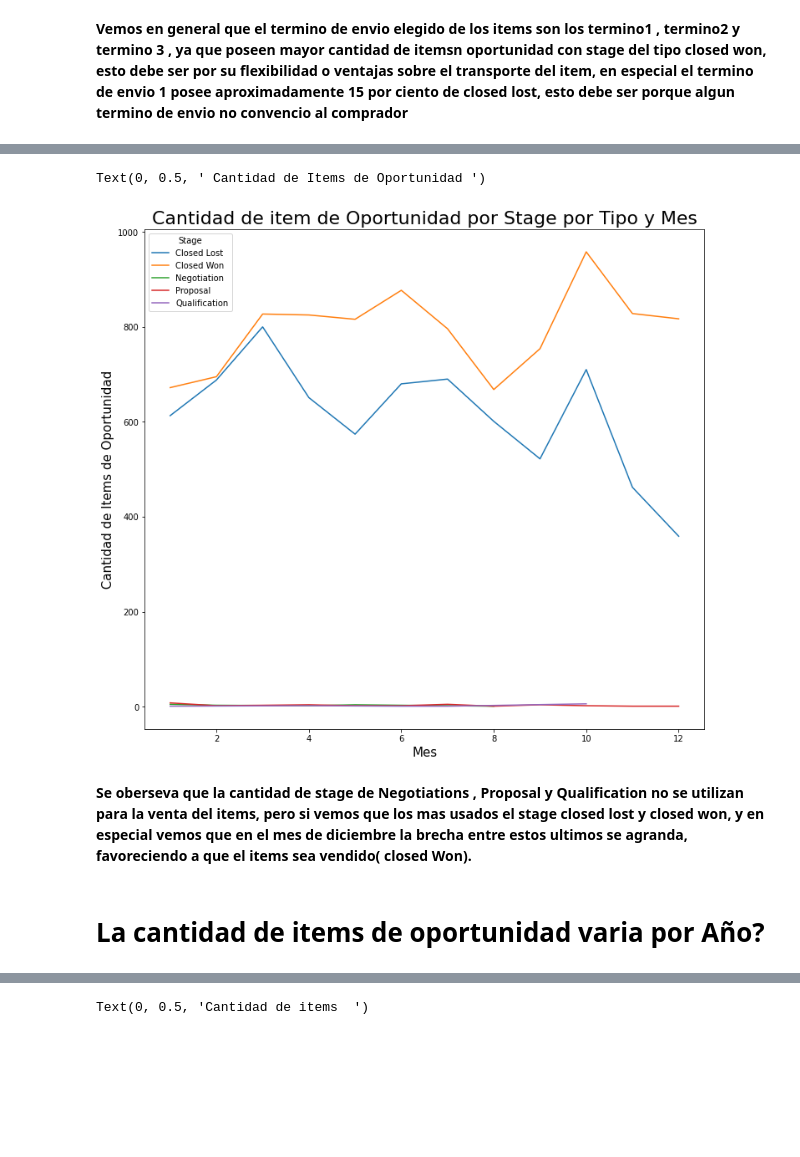
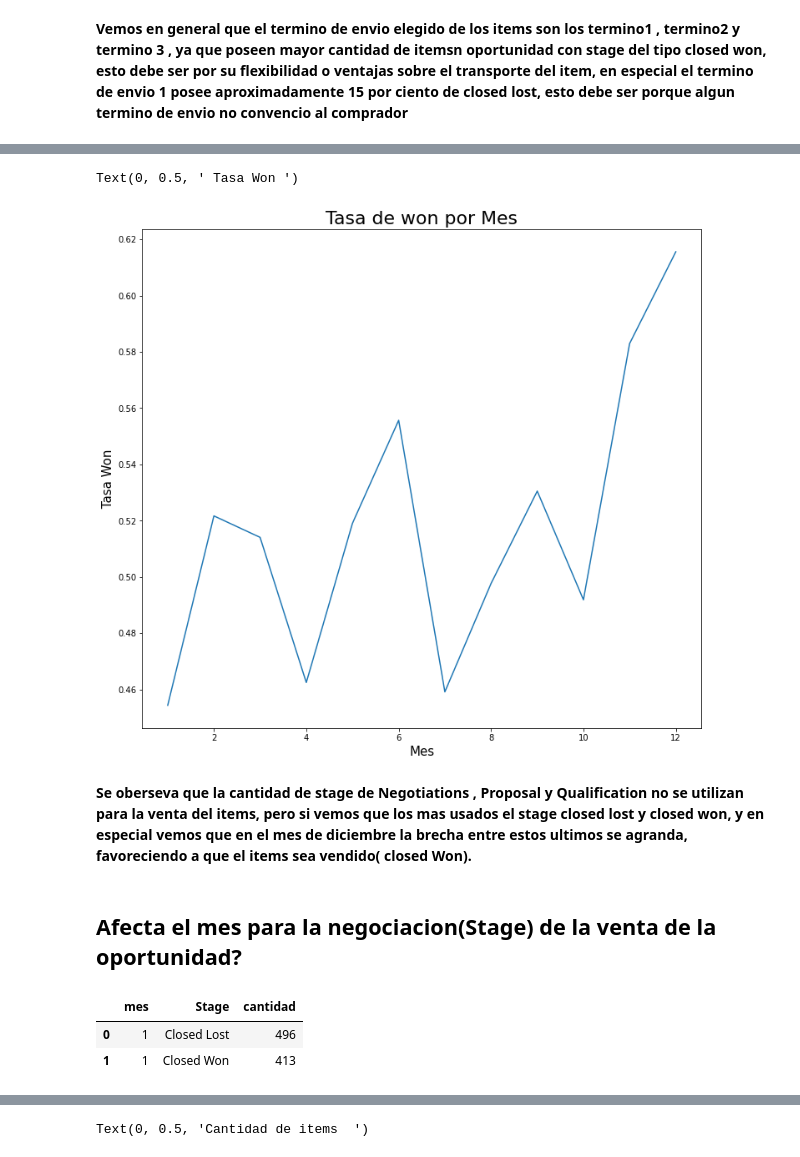
Before and after one commit to joaquinparodi/TP-DATOS, a Jupyter notebook: tp1orga.ipynb, the cells around one changed output, grey strips where cells are left out. Drawn from its saved outputs; the diff is of its cells as text; code cells hidden in the pictures; blank space fills up the shorter version.

```diff
--- a/tp1orga.ipynb
+++ b/tp1orga.ipynb
@@ -115,0 +148,8 @@ plt.show()
+# %%
+tasa_mes_cant_stage= mes_cant_stage['Closed Won'] / (mes_cant_stage['Closed Lost'] + mes_cant_stage['Closed Won'])
+# %%
+tasa_mes_cant_stage=tasa_mes_cant_stage.to_frame()
+# %%
+tasa_mes_cant_stage.columns=['tasa_won']
+# %%
+tasa_mes_cant_stage=tasa_mes_cant_stage.reset_index()
@@ -116,18 +161,13 @@ plt.show()
 # %%
-df=entrenamiento
-df['Month']=pd.to_datetime(entrenamiento['Month'])
-df['anio']=df['Month'].dt.year
-df['mes']=df['Month'].dt.month
-df=df.groupby(['mes','Stage']).agg(cant=('ID','count'))
 fig, ax = plt.subplots(figsize=(12,11))
-g=sns.lineplot(data=df, x="mes", y="cant", hue="Stage",ax=ax)
-g.set_title("Cantidad de item de Oportunidad por Stage por Mes", fontsize=22)
+g=sns.lineplot(data=tasa_mes_cant_stage, x="mes", y="tasa_won",ax=ax)
+g.set_title("Tasa de won por Mes", fontsize=22)
 g.set_xlabel("Mes",fontsize=15)
-g.set_ylabel(" Cantidad de Items de Oportunidad ", fontsize=15)
+g.set_ylabel(" Tasa Won ", fontsize=15)
 # %% [output]
-Text(0, 0.5, ' Cantidad de Items de Oportunidad ')
+Text(0, 0.5, ' Tasa Won ')
-[figure, old version]
+[figure, new version]
 # %% [markdown]
 **Se oberseva que la cantidad de stage de Negotiations , Proposal y Qualification no se utilizan para la venta del items, pero si vemos que los mas usados el stage closed lost y closed won, y en especial vemos que en el mes de diciembre la brecha entre estos ultimos se agranda, favoreciendo a que el items sea vendido( closed Won).**
-# %% [markdown]
-# La cantidad de items de oportunidad varia por Año?
+# %% [markdown]
+## Afecta  el mes  para la negociacion(Stage) de la venta de la oportunidad?
@@ -133,0 +180,6 @@ Text(0, 0.5, ' Cantidad de Items de Oportunidad ')
+# %%
+mes_opportunity_stage.head(2)
+# %% [output]
+|  | mes | Stage | cantidad |
+| 0 | 1 | Closed Lost | 496 |
+| 1 | 1 | Closed Won | 413 |
```
Also changed, not shown: parts of 38 cells of this notebook.
